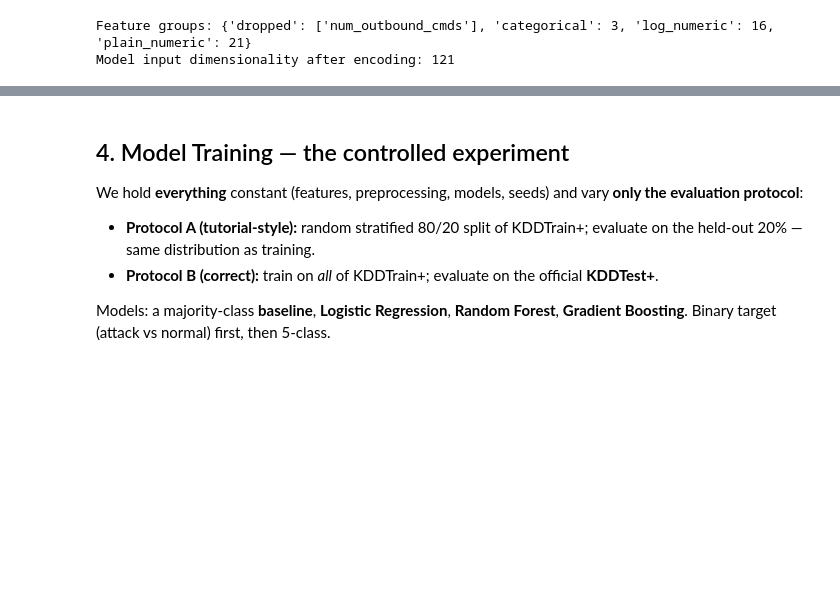
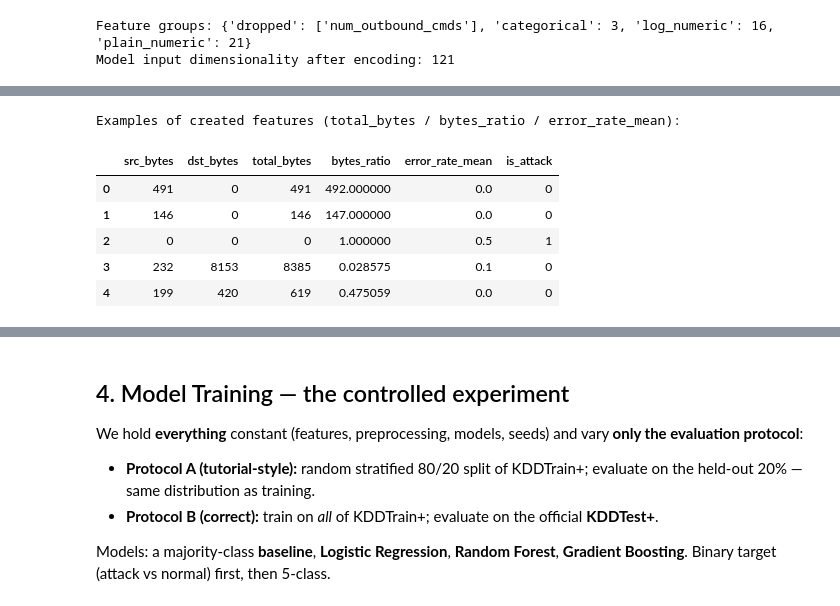
Before and after one commit to yosefshanaa/DataCyber, a Jupyter notebook: notebooks/analysis.ipynb, the cells around one changed output, grey strips where cells are left out. Drawn from its saved outputs; the diff is of its cells as text; code cells hidden in the pictures; blank space fills up the shorter version.

```diff
--- a/notebooks/analysis.ipynb
+++ b/notebooks/analysis.ipynb
@@ -288,0 +321,16 @@ Model input dimensionality after encoding: 121
+# %%
+# Feature CREATION: domain features proposed in the report (kept separate from the baseline pipeline
+# so the controlled A/B comparison stays clean). Shown here to demonstrate the idea concretely.
+engineered = features.add_engineered_features(train)[
+    ["src_bytes", "dst_bytes", "total_bytes", "bytes_ratio", "error_rate_mean", "is_attack"]
+].head()
+print("Examples of created features (total_bytes / bytes_ratio / error_rate_mean):")
+display(engineered)
+# %% [output]
+Examples of created features (total_bytes / bytes_ratio / error_rate_mean):
+|  | src_bytes | dst_bytes | total_bytes | bytes_ratio | error_rate_mean | is_attack |
+| 0 | 491 | 0 | 491 | 492.000000 | 0.0 | 0 |
+| 1 | 146 | 0 | 146 | 147.000000 | 0.0 | 0 |
+| 2 | 0 | 0 | 0 | 1.000000 | 0.5 | 1 |
+| 3 | 232 | 8153 | 8385 | 0.028575 | 0.1 | 0 |
+| 4 | 199 | 420 | 619 | 0.475059 | 0.0 | 0 |
```
Also changed, not shown: parts of 7 cells of this notebook, 6 other files.
